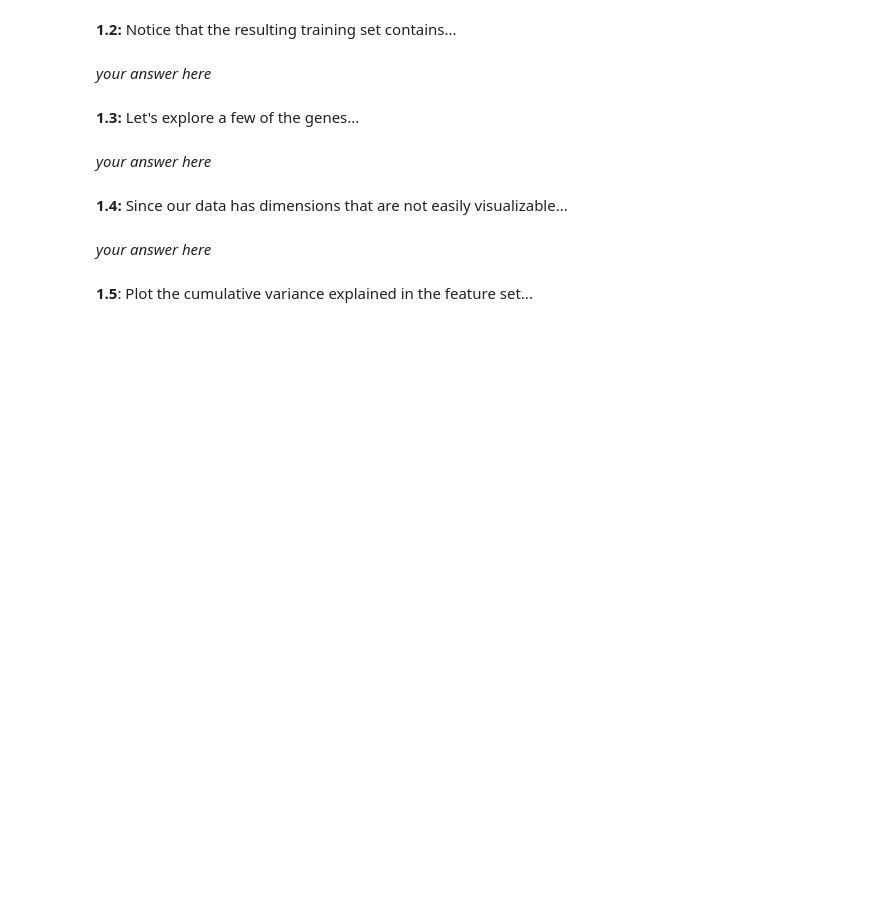
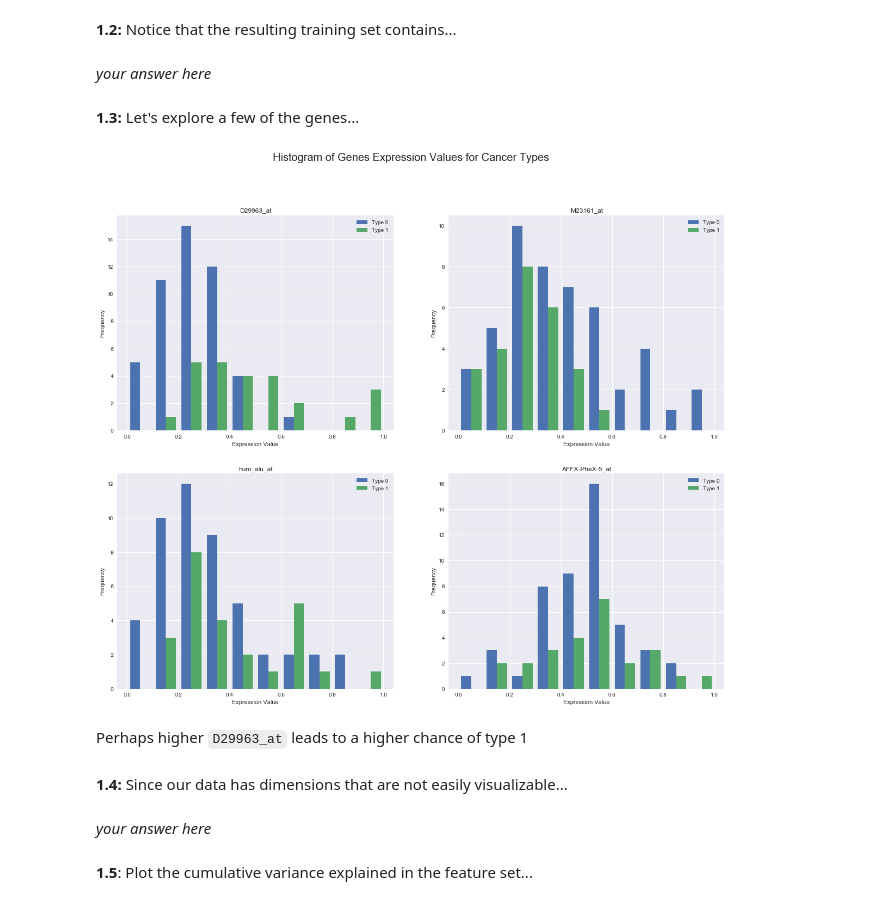
Before and after one commit to tmaounis/cs109a_hw5, a Jupyter notebook: cs109a_hw5_109.ipynb, the cells around one changed output. Drawn from its saved outputs; the diff is of its cells as text; code cells hidden in the pictures; blank space fills up the shorter version.

```diff
--- a/cs109a_hw5_109.ipynb
+++ b/cs109a_hw5_109.ipynb
@@ -93,0 +101,10 @@ data_test = df[~msk]
+# %%
+def standardize_columns(df, labels):
+    scaler = MinMaxScaler()
+    df.loc[:,labels] = scaler.fit_transform(df.loc[:,labels])
+    return df
+# %%
+std_cols = df.columns.difference(['Cancer_type'])
+df = standardize_columns(df,std_cols)
+data_train = standardize_columns(data_train,std_cols)
+data_test = standardize_columns(data_test,std_cols)
@@ -104,5 +135,27 @@ data_test = df[~msk]
-# %% [markdown]
-*your answer here*
+# %%
+def explore_genes(df, gene_list, fig, axes):
+    #Visually explore genes by cancer type
+    axes_list=[]
+    for ax in axes:
+        for a in ax:
+            axes_list.append(a)
+    for ctr, gene in enumerate(gene_list,0):
+        type_0 = df[df['Cancer_type']==0][gene]
+        type_1 = df[df['Cancer_type']==1][gene]
+        axes_list[ctr].hist([type_0,type_1])
+        axes_list[ctr].legend(["Type 0","Type 1"])
+        axes_list[ctr].set_title(gene)
+        axes_list[ctr].set_xlabel("Expression Value")
+        axes_list[ctr].set_ylabel("Frequency")
+# %%
+fig, axes = plt.subplots(2,2,figsize=(20,16))
+fig.suptitle("Histogram of Genes Expression Values for Cancer Types", fontsize=20)
+gene_list = ['D29963_at','M23161_at','hum_alu_at','AFFX-PheX-5_at']
+explore_genes(df,gene_list,fig,axes)
+# %% [output]
+[figure, added]
+# %% [markdown]
+Perhaps higher `D29963_at` leads to a higher chance of type 1
 # %% [markdown]
 **1.4:** Since our data has dimensions that are not easily visualizable...
 # %%
```
Also changed, not shown: parts of 5 cells of this notebook.
